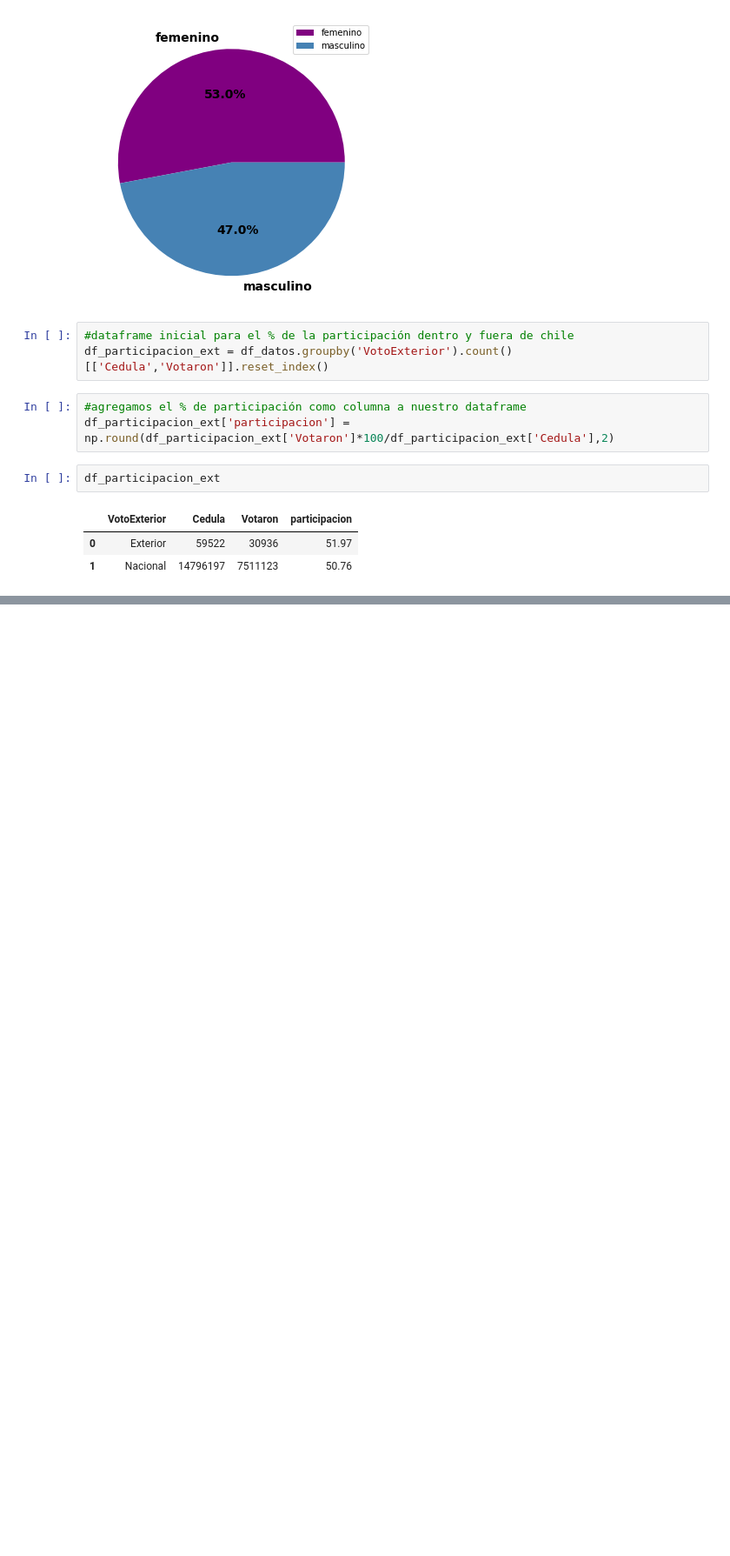
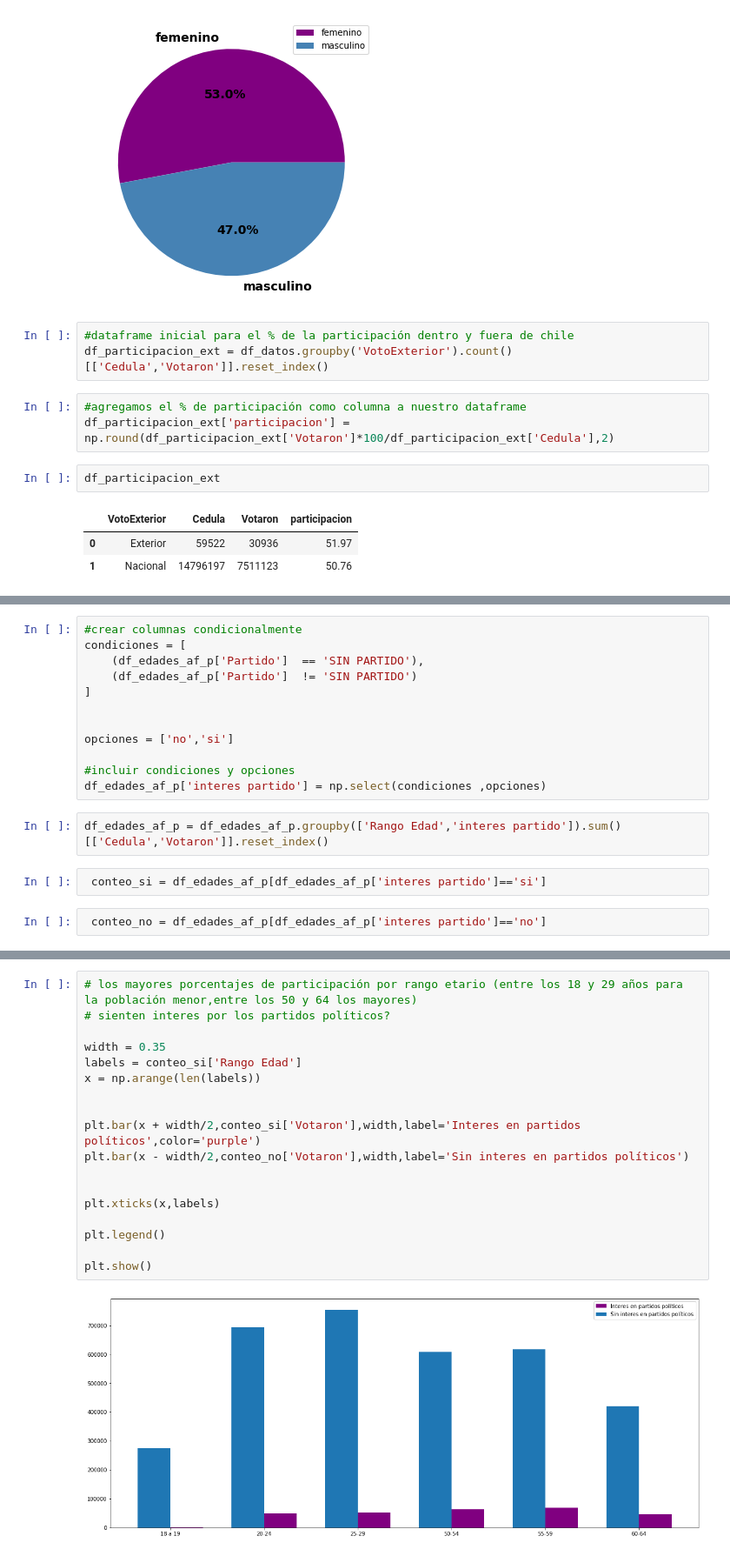
Before and after one commit to framirezv/proyecto-portafolio, a Jupyter notebook: notebooks/EDA_plebiscito_chile_v2.ipynb, the cells around one changed output, grey strips where cells are left out. Shown at 87% size. Cells and saved outputs as stored; diff of their text form; blank space fills up the shorter version.

```diff
--- a/notebooks/EDA_plebiscito_chile_v2.ipynb
+++ b/notebooks/EDA_plebiscito_chile_v2.ipynb
@@ -521,0 +550,18 @@ df_participacion_ext
+# %%
+#crear columnas condicionalmente
+condiciones = [
+    (df_edades_af_p['Partido']  == 'SIN PARTIDO'),
+    (df_edades_af_p['Partido']  != 'SIN PARTIDO')
+]
+
+
+opciones = ['no','si']
+
+#incluir condiciones y opciones
+df_edades_af_p['interes partido'] = np.select(condiciones ,opciones)
+# %%
+df_edades_af_p = df_edades_af_p.groupby(['Rango Edad','interes partido']).sum()[['Cedula','Votaron']].reset_index()
+# %%
+ conteo_si = df_edades_af_p[df_edades_af_p['interes partido']=='si']
+# %%
+ conteo_no = df_edades_af_p[df_edades_af_p['interes partido']=='no']
@@ -521,0 +584,20 @@ df_participacion_ext
+# %%
+# los mayores porcentajes de participación por rango etario (entre los 18 y 29 años para la población menor,entre los 50 y 64 los mayores)
+# sienten interes por los partidos políticos?
+
+width = 0.35
+labels = conteo_si['Rango Edad']
+x = np.arange(len(labels))
+
+
+plt.bar(x + width/2,conteo_si['Votaron'],width,label='Interes en partidos políticos',color='purple')
+plt.bar(x - width/2,conteo_no['Votaron'],width,label='Sin interes en partidos políticos')
+
+
+plt.xticks(x,labels)
+
+plt.legend()
+
+plt.show()
+# %% [output]
+[figure, added]
```
Also changed, not shown: parts of 13 cells of this notebook.
